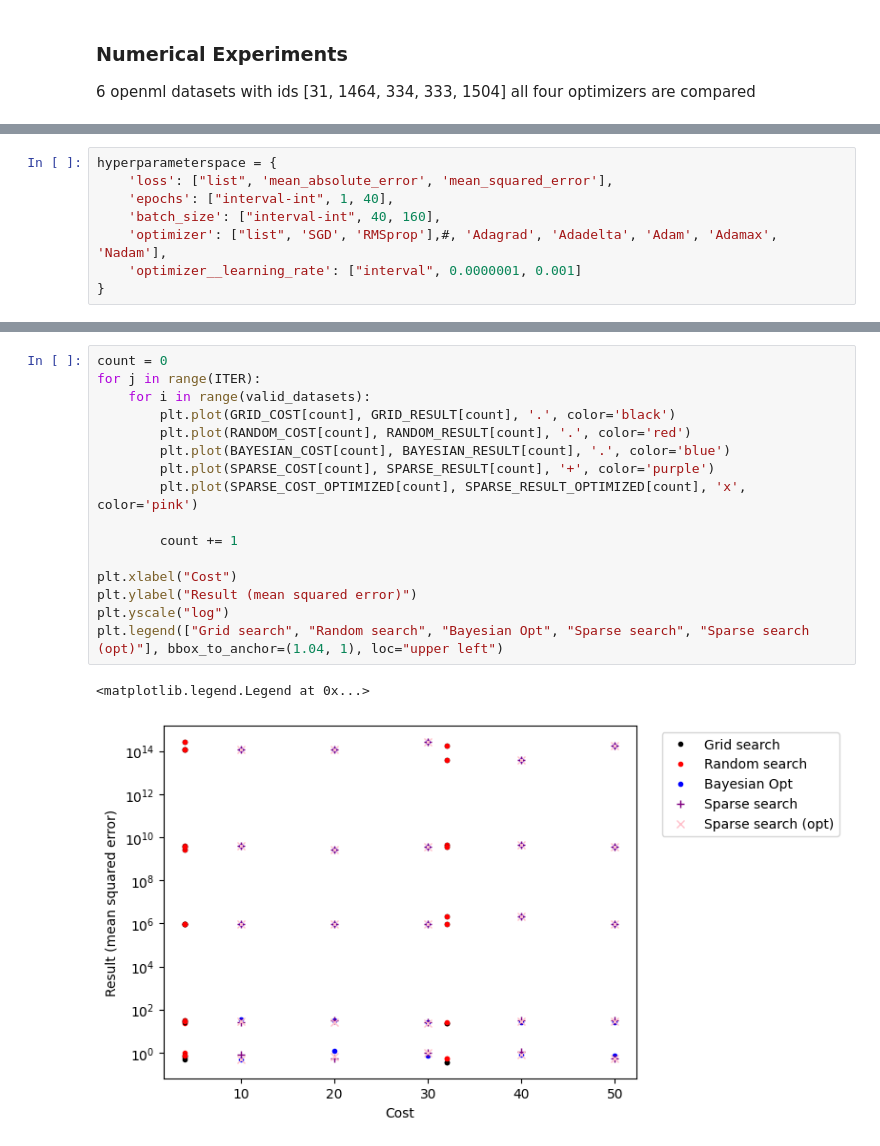
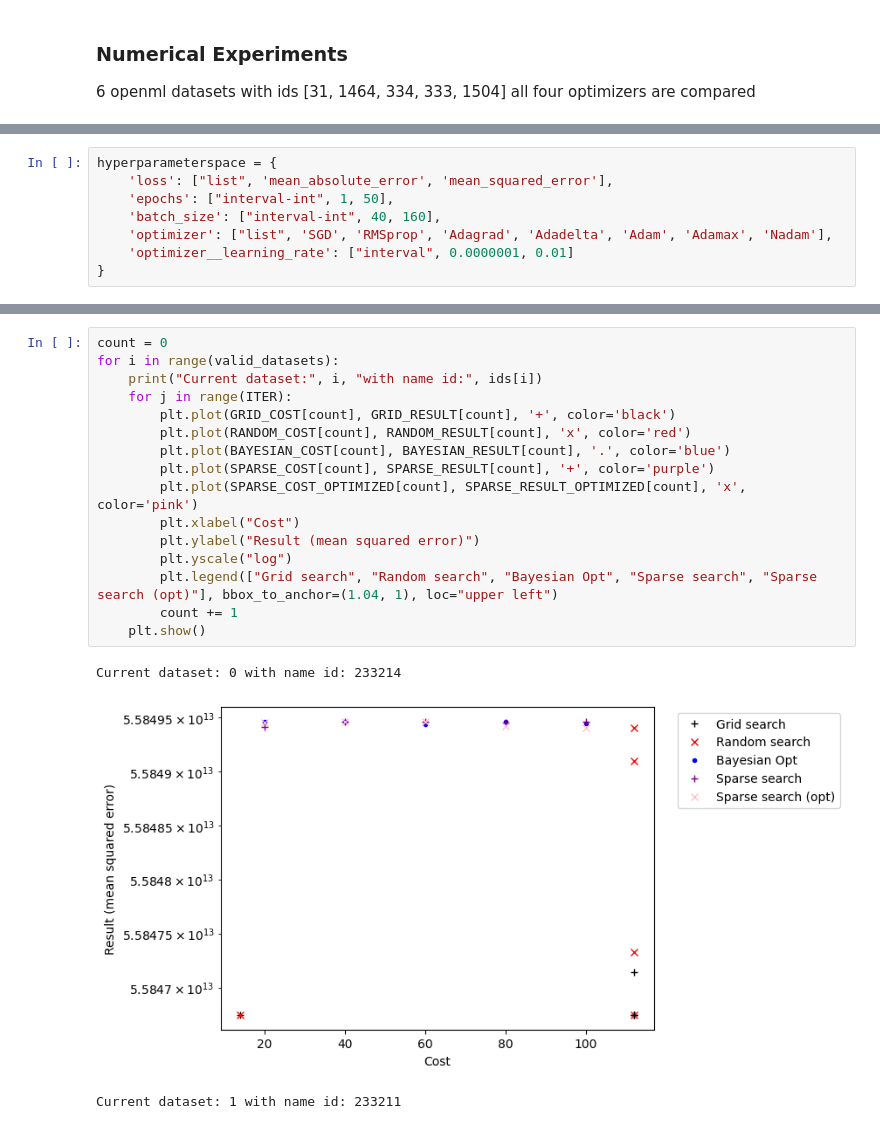
Before and after one commit to Muxlll/Masterarbeit, a Jupyter notebook: Code/Test.ipynb, the cells around one changed output, grey strips where cells are left out. Saved outputs shown, nothing was run; the diff lists cells and outputs as text.

```diff
--- a/Code/Test.ipynb
+++ b/Code/Test.ipynb
@@ -70,9 +71,9 @@ To enable them in other operations, rebuild TensorFlow with the appropriate comp
 # %%
 hyperparameterspace = {
     'loss': ["list", 'mean_absolute_error', 'mean_squared_error'],
-    'epochs': ["interval-int", 1, 40],
+    'epochs': ["interval-int", 1, 50],
     'batch_size': ["interval-int", 40, 160],
-    'optimizer': ["list", 'SGD', 'RMSprop'],#, 'Adagrad', 'Adadelta', 'Adam', 'Adamax', 'Nadam'],
-    'optimizer__learning_rate': ["interval", 0.0000001, 0.001]
+    'optimizer': ["list", 'SGD', 'RMSprop', 'Adagrad', 'Adadelta', 'Adam', 'Adamax', 'Nadam'],
+    'optimizer__learning_rate': ["interval", 0.0000001, 0.01]
 }
 # %%
@@ -412,19 +456,20 @@ Performing random search
 # %%
 count = 0
-for j in range(ITER):
-    for i in range(valid_datasets):
-        plt.plot(GRID_COST[count], GRID_RESULT[count], '.', color='black')
-        plt.plot(RANDOM_COST[count], RANDOM_RESULT[count], '.', color='red')
+for i in range(valid_datasets):
+    print("Current dataset:", i, "with name id:", ids[i])
+    for j in range(ITER):
+        plt.plot(GRID_COST[count], GRID_RESULT[count], '+', color='black')
+        plt.plot(RANDOM_COST[count], RANDOM_RESULT[count], 'x', color='red')
         plt.plot(BAYESIAN_COST[count], BAYESIAN_RESULT[count], '.', color='blue')
         plt.plot(SPARSE_COST[count], SPARSE_RESULT[count], '+', color='purple')
         plt.plot(SPARSE_COST_OPTIMIZED[count], SPARSE_RESULT_OPTIMIZED[count], 'x', color='pink')
-
+        plt.xlabel("Cost")
+        plt.ylabel("Result (mean squared error)")
+        plt.yscale("log")
+        plt.legend(["Grid search", "Random search", "Bayesian Opt", "Sparse search", "Sparse search (opt)"], bbox_to_anchor=(1.04, 1), loc="upper left")
         count += 1
-
-plt.xlabel("Cost")
-plt.ylabel("Result (mean squared error)")
-plt.yscale("log")
-plt.legend(["Grid search", "Random search", "Bayesian Opt", "Sparse search", "Sparse search (opt)"], bbox_to_anchor=(1.04, 1), loc="upper left")
+    plt.show()
 # %% [output]
-<matplotlib.legend.Legend at 0x...>
+Current dataset: 0 with name id: 233214
-[figure, old version]
+[figure, new version]
+Current dataset: 1 with name id: 233211
```
Also changed, not shown: parts of 3 cells of this notebook.
